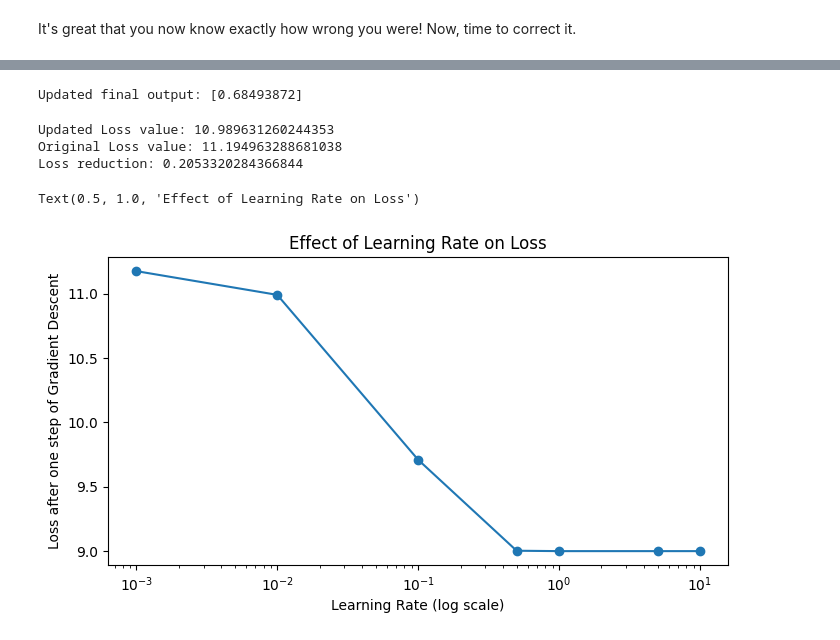
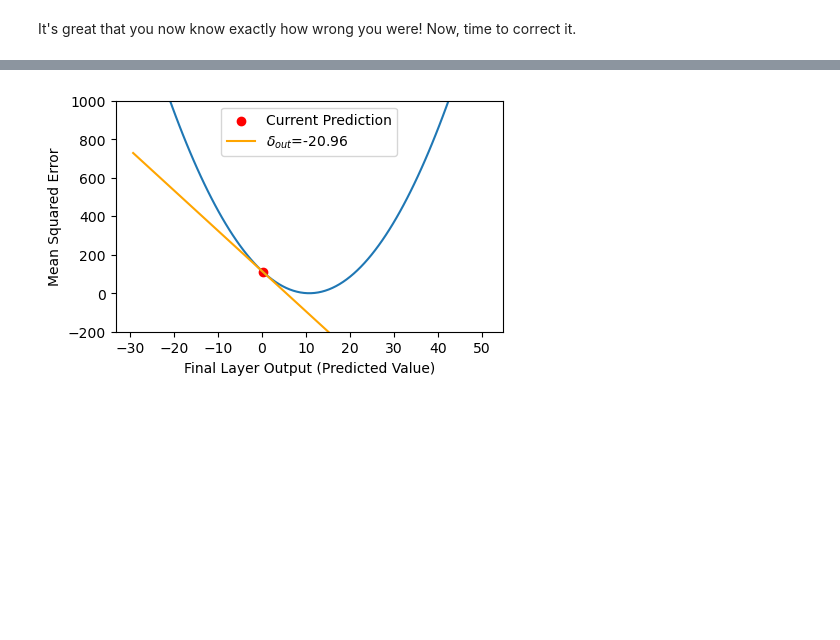
Before and after one commit to cryoTUD/ai4nanobiology, a Jupyter notebook: week_1/2_basics_nn.ipynb, the cells around one changed output, grey strips where cells are left out. Saved outputs shown, nothing was run; the diff lists cells and outputs as text; code cells hidden in the pictures; blank space fills up the shorter version.

Commit message:
Explaining backprop with functions.

```diff
--- a/week_1/2_basics_nn.ipynb
+++ b/week_1/2_basics_nn.ipynb
@@ -300,7 +300,7 @@ Where:
 
 Now, build this equation into a function.
 # %%
-def neuron(x_input, weight, bias, activation_function_type="sigmoid"):
+def neuron(x_input, weight, bias, activation_function_type="relu"):
     z = np.dot(x_input, weight) + bias
     output = activation_function(z, function_type=activation_function_type)
     return output
@@ -437,47 +427,24 @@ Updated bias: [0.16691775]
-# %%
-# Show the updated output after one step of gradient descent
-updated_final_output = neuron(
-    input=np.array(list(layer_output.values())).reshape(-1),
-    weight=updated_weights,
-    bias=updated_bias,
-    activation_function_type="sigmoid"
-)
-print("Updated final output:", updated_final_output)
-# %% [output]
-Updated final output: [0.68493872]
-# %%
-# Updated loss after one step of gradient descent
-updated_loss_value = loss_function(predicted=updated_final_output, actual=output_vector, function_type="mse")
-print("Updated Loss value:", updated_loss_value)
-print("Original Loss value:", loss_value)
-print("Loss reduction:", loss_value - updated_loss_value)
-# %% [output]
-Updated Loss value: 10.989631260244353
-Original Loss value: 11.194963288681038
-Loss reduction: 0.2053320284366844
-# %%
-learning_rate_values = [0.001, 0.01, 0.1, 0.5, 1.0, 5.0, 10]
-loss_for_learning_rates = []
-
-# What was the loss for each learning rate after one step of gradient descent?
-for lr in learning_rate_values:
-    updated_weights = last_layer_weights - lr * gradient_value * np.array(list(layer_output.values())).reshape(-1)
-    updated_bias = last_layer_bias - lr * gradient_value
-    updated_final_output = neuron(
-        input=np.array(list(layer_output.values())).reshape(-1),
-        weight=updated_weights,
-        bias=updated_bias,
-        activation_function_type="sigmoid"
-    )
-    updated_loss = loss_function(predicted=updated_final_output, actual=output_vector, function_type="mse")
-    loss_for_learning_rates.append(updated_loss)
-
-plt.figure(figsize=(8, 4))
-plt.plot(learning_rate_values, loss_for_learning_rates, marker='o')
-plt.xscale('log')
-plt.xlabel('Learning Rate (log scale)')
-plt.ylabel('Loss after one step of Gradient Descent')
-plt.title('Effect of Learning Rate on Loss')
-# %% [output]
-Text(0.5, 1.0, 'Effect of Learning Rate on Loss')
-[figure, removed]
+# %%
+def gradient_mse(y_true, y_pred):
+    return 2 * (y_pred - y_true) / len(y_true)
+
+gradient_value = gradient_mse(output_vector, last_layer_output['output_neuron'])
+# Show a plot of MSE for different predicted values around the true value
+
+window_size = 40
+y_pred_around_true = np.linspace(output_vector[0] - window_size, output_vector[0] + window_size, 100)
+mse_values = [mean_squared_error(output_vector, y_pred) for y_pred in y_pred_around_true]
+plt.figure(figsize=(5 ,3))
+plt.plot(y_pred_around_true, mse_values)
+plt.xlabel('Final Layer Output (Predicted Value)')
+plt.ylabel('Mean Squared Error')
+plt.scatter(last_layer_output['output_neuron'], loss_value, color='red', label='Current Prediction')
+# add a tangent line at the current prediction point with the slope equal to the gradient value
+tangent_slope = gradient_value
+tangent = tangent_slope * y_pred_around_true + (loss_value - tangent_slope * last_layer_output['output_neuron'])
+plt.plot(y_pred_around_true, tangent, color='orange',
+         label=r'$\delta_{out}$' + '={:.2f}'.format(gradient_value[0]))
+plt.ylim(-200, 1000)
+plt.legend();
+# %% [output]
+[figure, added]
```
Also changed, not shown: parts of 23 cells of this notebook.
